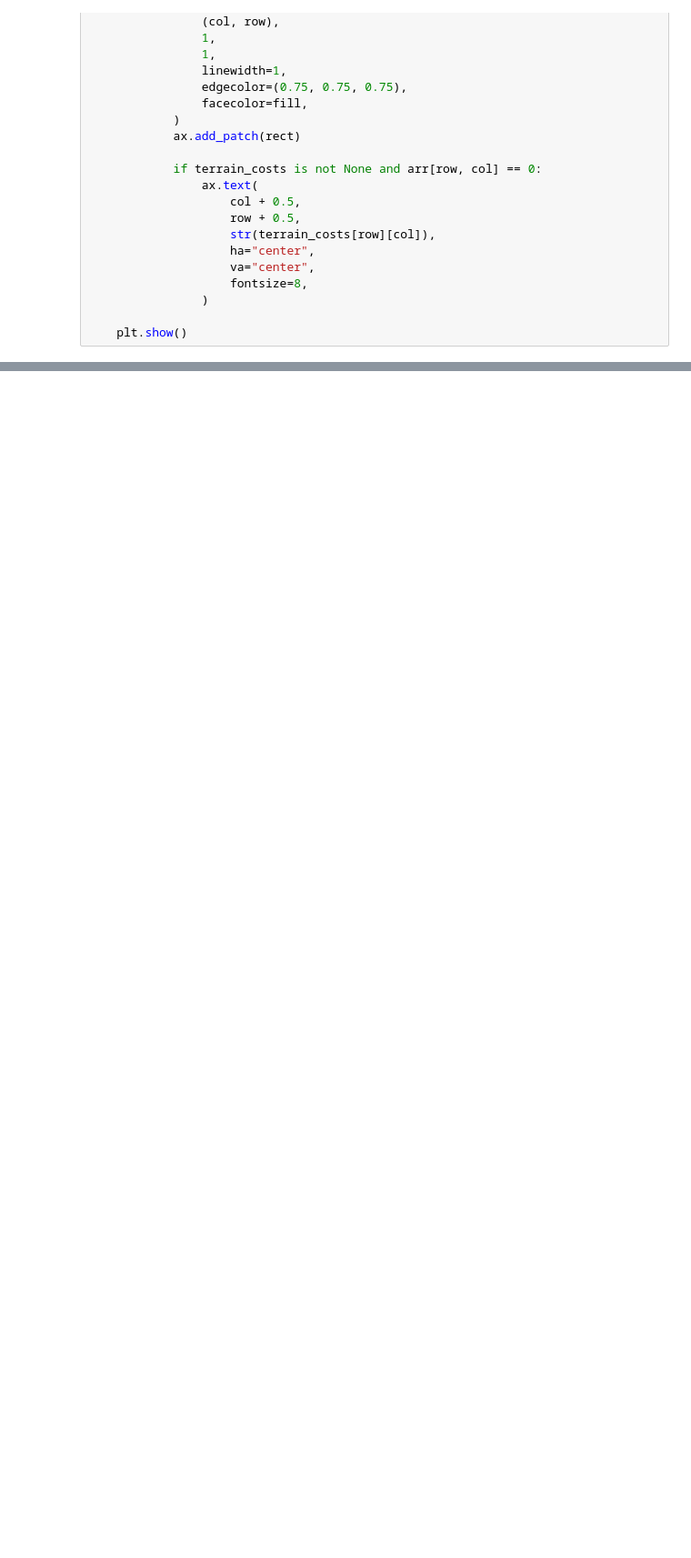
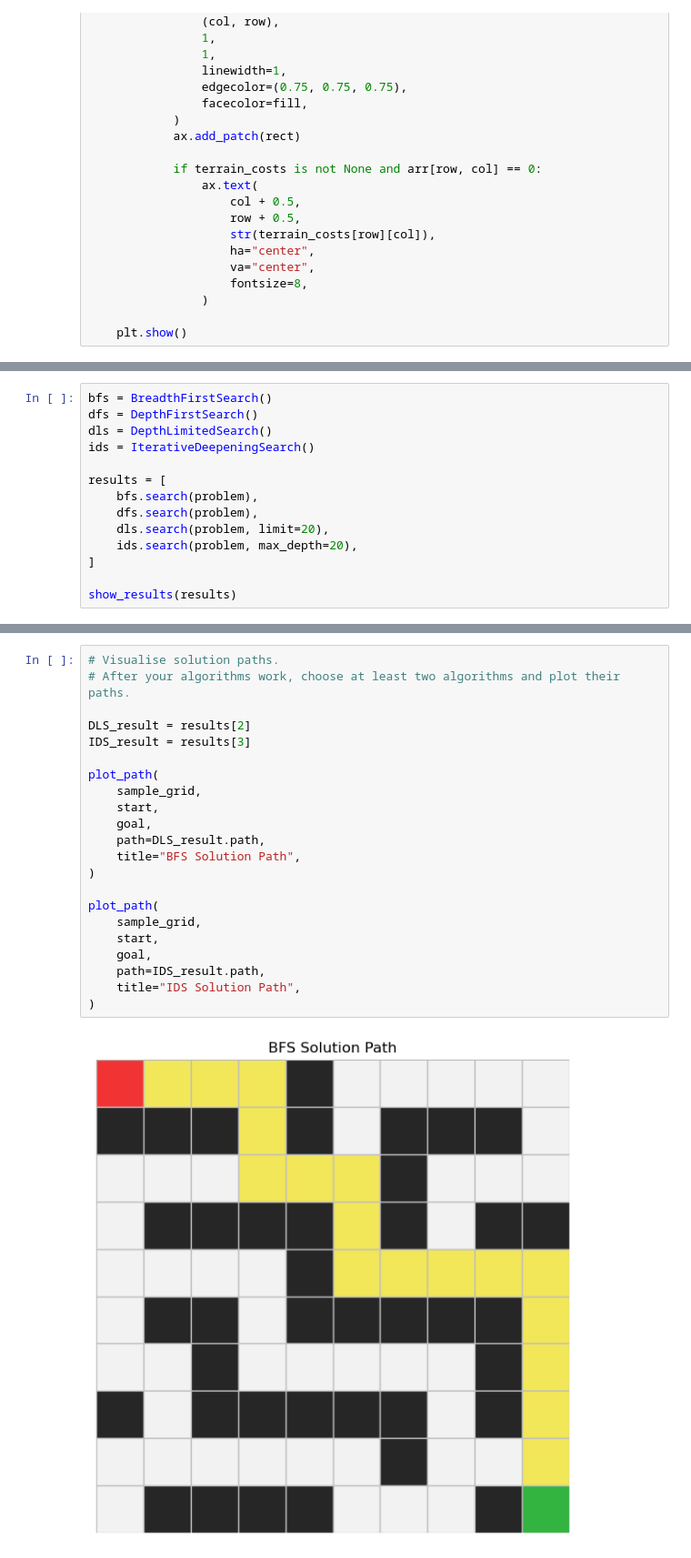
Before and after one commit to EdwardAnokyeJnr/Intro_to_AI_labs, a Jupyter notebook: Lab_1/Lab_1_partA.ipynb, the cells around one changed output, grey strips where cells are left out. Shown at 91% size. Drawn from its saved outputs; the diff is of its cells as text; blank space fills up the shorter version.

```diff
--- a/Lab_1/Lab_1_partA.ipynb
+++ b/Lab_1/Lab_1_partA.ipynb
@@ -329,0 +531,14 @@ class SearchAlgorithm(ABC):
+# %%
+bfs = BreadthFirstSearch()
+dfs = DepthFirstSearch()
+dls = DepthLimitedSearch()
+ids = IterativeDeepeningSearch()
+
+results = [
+    bfs.search(problem),
+    dfs.search(problem),
+    dls.search(problem, limit=20),
+    ids.search(problem, max_depth=20),
+]
+
+show_results(results)
@@ -329,0 +551,24 @@ class SearchAlgorithm(ABC):
+# %%
+# Visualise solution paths.
+# After your algorithms work, choose at least two algorithms and plot their paths.
+
+DLS_result = results[2]
+IDS_result = results[3]
+
+plot_path(
+    sample_grid,
+    start,
+    goal,
+    path=DLS_result.path,
+    title="BFS Solution Path",
+)
+
+plot_path(
+    sample_grid,
+    start,
+    goal,
+    path=IDS_result.path,
+    title="IDS Solution Path",
+)
+# %% [output]
+[figure, added]
```
Also changed, not shown: parts of 28 cells of this notebook.
